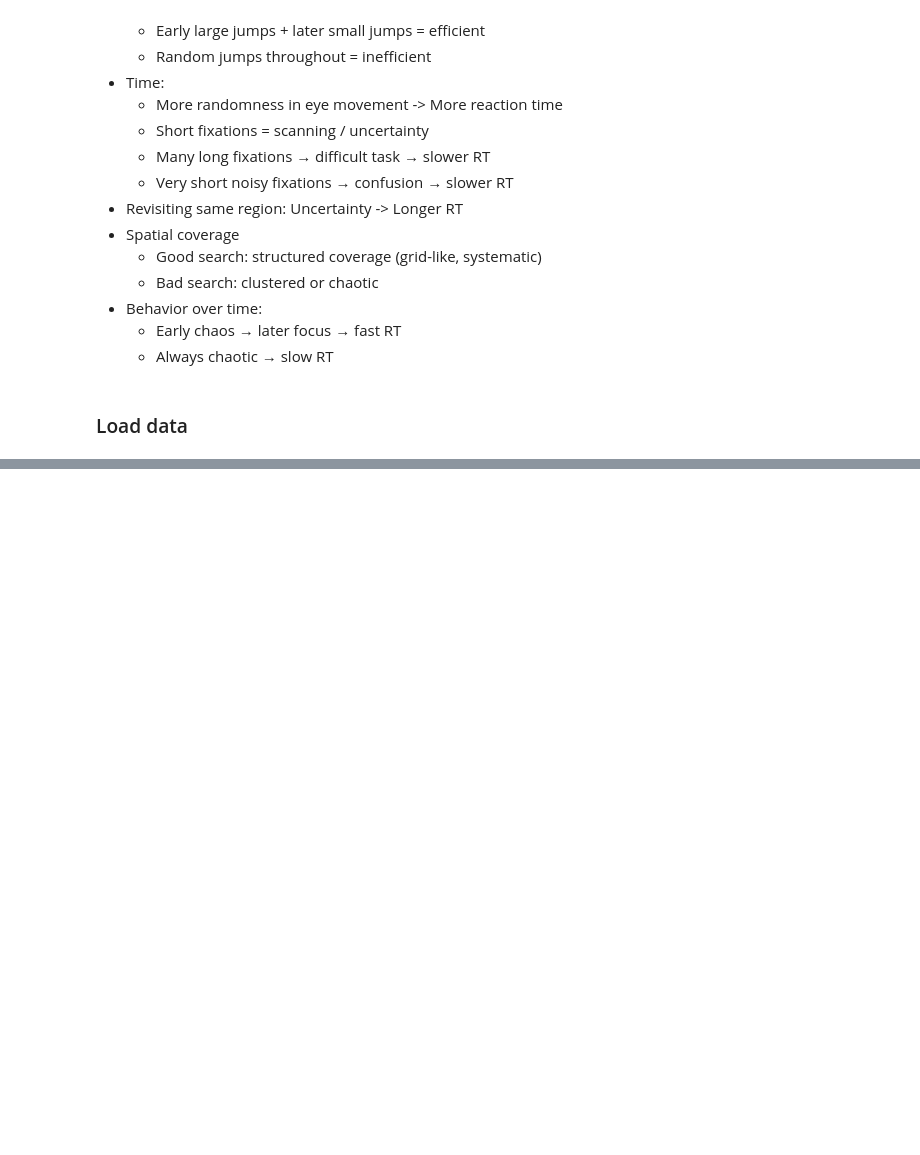
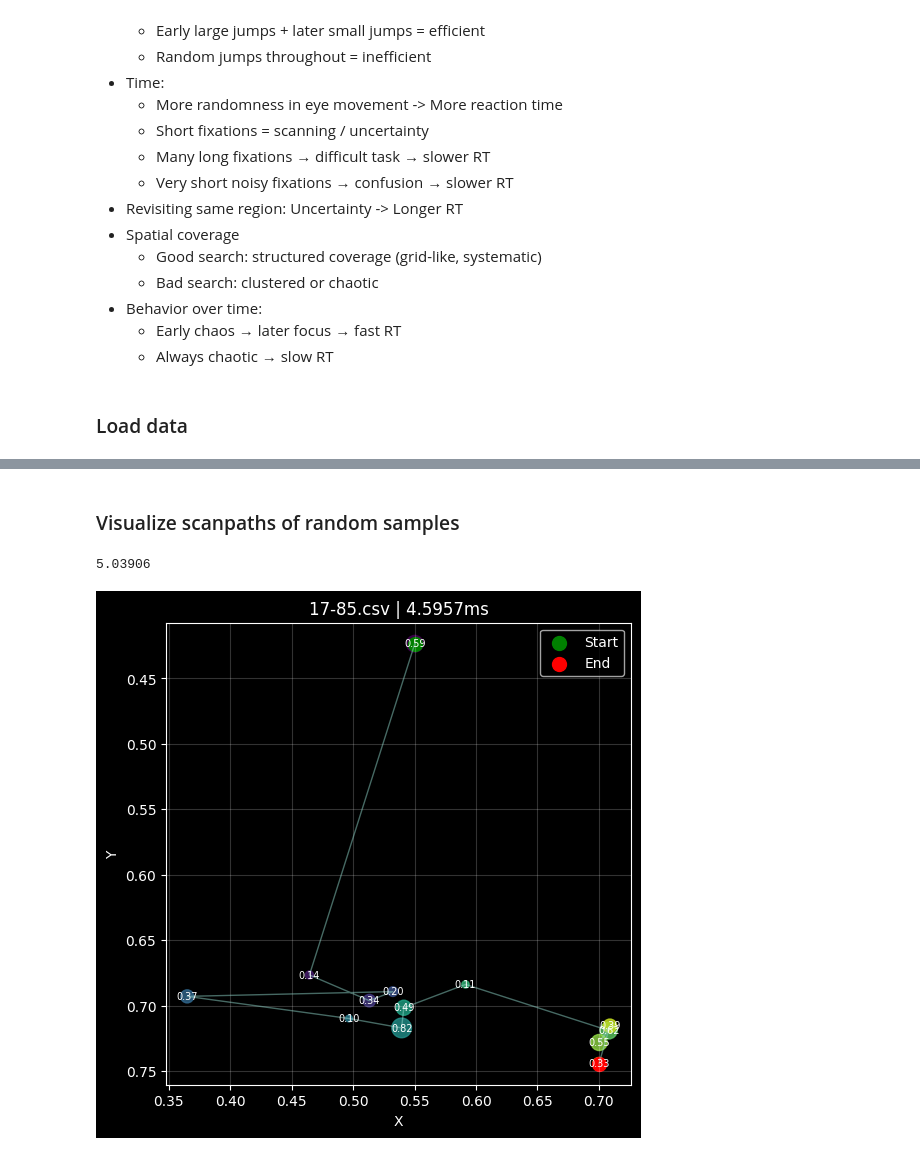
Before and after one commit to robin-szy/Reaction-Time-Prediction, a Jupyter notebook: data_exploration.ipynb, the cells around one changed output, grey strips where cells are left out. Saved outputs shown, nothing was run; the diff lists cells and outputs as text; code cells hidden in the pictures; blank space fills up the shorter version.

Commit message:
Did some data exploration. Already found some stuff.

```diff
--- a/data_exploration.ipynb
+++ b/data_exploration.ipynb
@@ -23,2 +31,10 @@
 # %% [markdown]
 ### Load data
+# %%
+DATA_DIR = "scanpaths_split/train_val/"
+
+scanpaths = glob(os.path.join(DATA_DIR, "*.csv"))
+print(f"scanpaths: {len(scanpaths)} files")
+
+metadata = pd.read_csv("scanpaths_split/train_val_labels.csv", sep=r"\s+")
+rt_dict = dict(zip(metadata.iloc[:, 1], metadata.iloc[:, 0]))
@@ -24,0 +43,8 @@
+# %%
+def load_csv(file_path, header='infer', names=None):
+    df = pd.read_csv(file_path, sep=r"\s+", header=header, names=names)
+    return df
+# %%
+df = load_csv(scanpaths[0])
+print(scanpaths[0])
+df.head()
@@ -24,0 +59,2 @@
+# %% [markdown]
+### Visualize scanpaths of random samples
@@ -24,0 +105,12 @@
+# %%
+import random
+import pandas as pd
+
+idx = random.randint(0, len(scanpaths) - 1)
+df = load_csv(scanpaths[idx])
+print(df["FPOGD"].sum())
+
+plot_fixation_and_reaction_times(df, title=f"{os.path.basename(scanpaths[idx])} | {reaction_time_lookup(scanpaths[idx])}ms")
+# %% [output]
+5.03906
+[figure, added]
```
Also changed, not shown: parts of 22 cells of this notebook, 2 other files.
